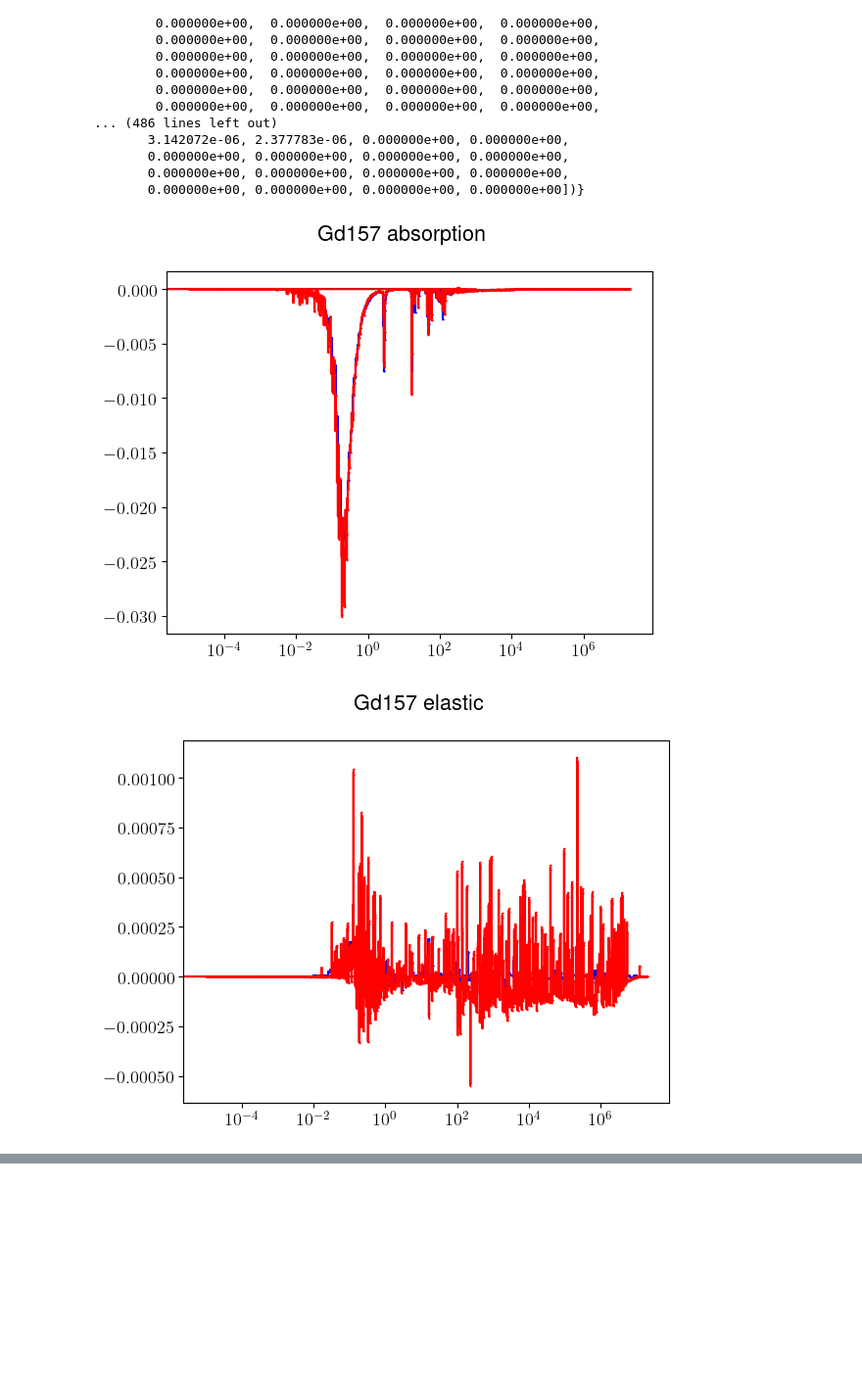
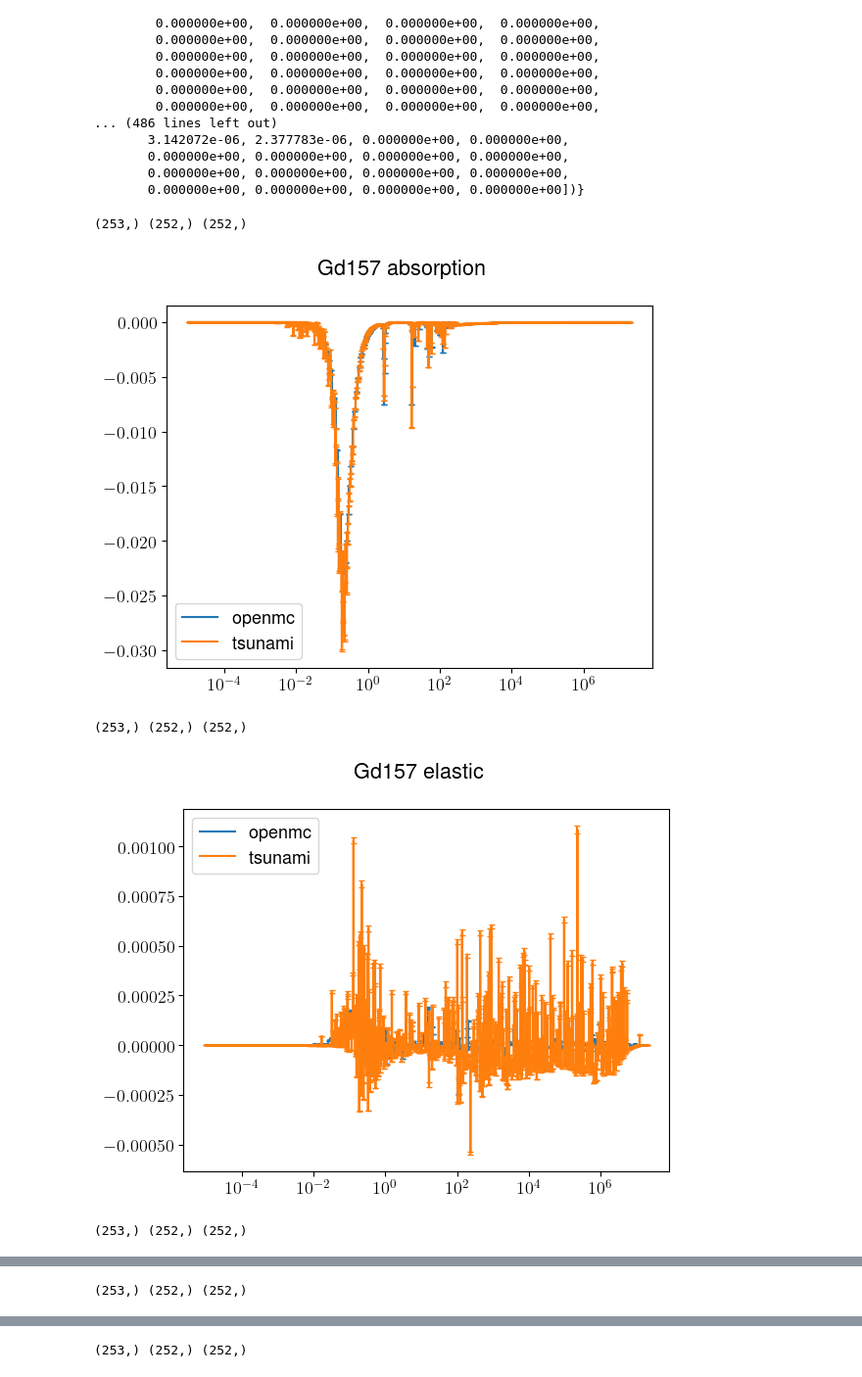
Before and after one commit to icmeyer/wmp_sensitivity_problems, a Jupyter notebook: plotting/sens_compare.ipynb, the cells around one changed output, grey strips where cells are left out. Shown: that part at 98% size. Drawn from its saved outputs; the diff is of its cells as text; code cells hidden in the pictures; blank space fills up the shorter version.

```diff
--- a/plotting/sens_compare.ipynb
+++ b/plotting/sens_compare.ipynb
@@ -7,16 +8,4 @@ import sens_helpers
 import scalepy
 # %%
-def hist_y(y):
-    return np.hstack([y[0], y])
-
-def plot_sens_err(ax, e_bins, sens, sens_sd, color='b', label=''):
-    ax.step(e_bins, hist_y(sens), sens_sd, label=label, color=color)
-    midpoints = (e_bins[:-1] + e_bins[1:])/2
-    ax.errorbar(midpoints, sens, sens_sd, color=color, fmt=' ', capsize=1)
-
 figs_folder = 'openmc_tsunami_compare/'
 os.system('mkdir -p {:s}'.format(figs_folder))
-
-RXN2MT = {'elastic': 2,
-          'absorption': 102,
-          'fission': 18}
@@ -73,34 +64,40 @@ dict_keys([0, 101, 102, 103, 104, 105, 106, 107, 108, 109, 110, 111, 112, 113, 1
        0.000000e+00, 0.000000e+00, 0.000000e+00, 0.000000e+00])}
 # %%
 nucs = list(set(openmc_sens_dict.keys()))
-nucs = ['Gd157']
+nucs = ['Gd157', 'U235']
 for nuc in nucs:
     if nuc in tsunami_sens_dict:
         for reaction in openmc_sens_dict[nuc]['cross_section']:
             MT = RXN2MT[reaction]
             if MT not in tsunami_sens_dict[nuc].keys():
                 continue
 
             fig = plt.figure()
             ax = fig.add_subplot(111)
             e_bins = openmc_sens_dict[nuc]['cross_section'][reaction]['energy']
             sens = openmc_sens_dict[nuc]['cross_section'][reaction]['mean']
             sens = sens/(np.log(e_bins[1:]) - np.log(e_bins[:-1]))
             # sens = sens/(e_bins[1:] - e_bins[:-1])
             sd = openmc_sens_dict[nuc]['cross_section'][reaction]['sd']
 
-            plot_sens_err(ax, e_bins, sens, sd, color='b', label='openmc')
+            print(e_bins.shape, sens.shape, sd.shape)
+
+            sens_helpers.plotting.plot_sens_err(ax, e_bins, sens, sd, label='openmc')
 
             e_bins = tsunami_sens_dict['E']
             sens = tsunami_sens_dict[nuc][MT][0]['mean'] # region 0 is over whole problem
             sens = sens/(np.log(e_bins[1:]) - np.log(e_bins[:-1]))
             sd = tsunami_sens_dict[nuc][MT][0]['sd'] # region 0 is over whole problem
-            plot_sens_err(ax, e_bins, sens, sd, color='r', label='tsunami')
+            sens_helpers.plotting.plot_sens_err(ax, e_bins, sens, sd, label='tsunami')
 
+            ax.legend()
             ax.set_xscale('log')
             # ax.set_yscale('symlog')
             fig.suptitle(nuc + ' ' + reaction)
             plt.show()
 # %% [output]
+(253,) (252,) (252,)
-[figure, old version]
+[figure, new version]
+(253,) (252,) (252,)
-[figure, old version]
+[figure, new version]
+(253,) (252,) (252,)
@@ -106,0 +105 @@ for nuc in nucs:
+(253,) (252,) (252,)
@@ -106,0 +107 @@ for nuc in nucs:
+(253,) (252,) (252,)
```
Also changed, not shown: parts of 3 cells of this notebook, 5 other files.
